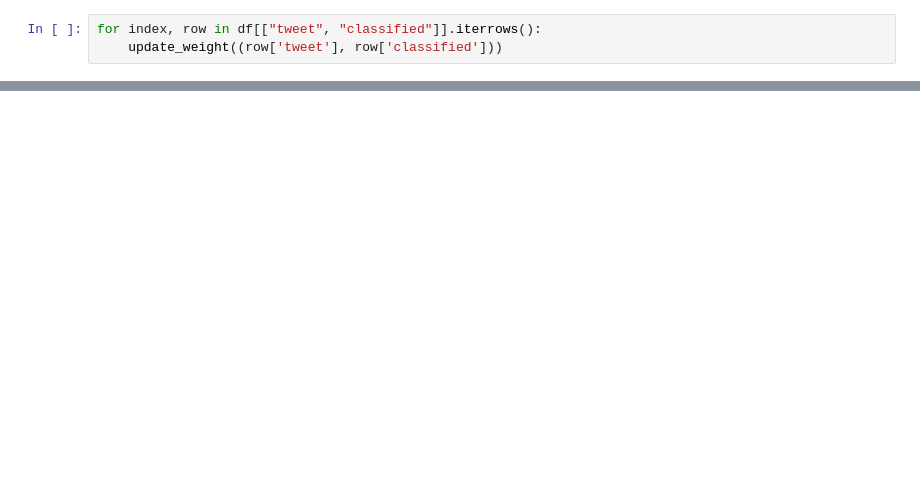
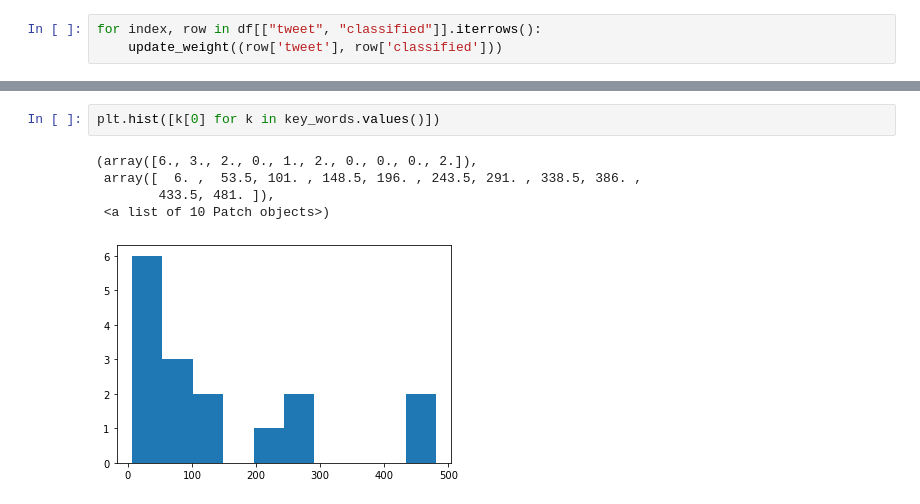
Before and after one commit to michaelsprintson/riceDatathon2020, a Jupyter notebook: wordflow.ipynb, the cells around one changed output, grey strips where cells are left out. Cells and saved outputs as stored; diff of their text form; blank space fills up the shorter version.

```diff
--- a/wordflow.ipynb
+++ b/wordflow.ipynb
@@ -52,0 +77,8 @@ print(key_words)
+# %%
+plt.hist([k[0] for k in key_words.values()])
+# %% [output]
+(array([6., 3., 2., 0., 1., 2., 0., 0., 0., 2.]),
+ array([  6. ,  53.5, 101. , 148.5, 196. , 243.5, 291. , 338.5, 386. ,
+        433.5, 481. ]),
+ <a list of 10 Patch objects>)
+[figure, added]
```
Also changed, not shown: parts of 11 cells of this notebook.
